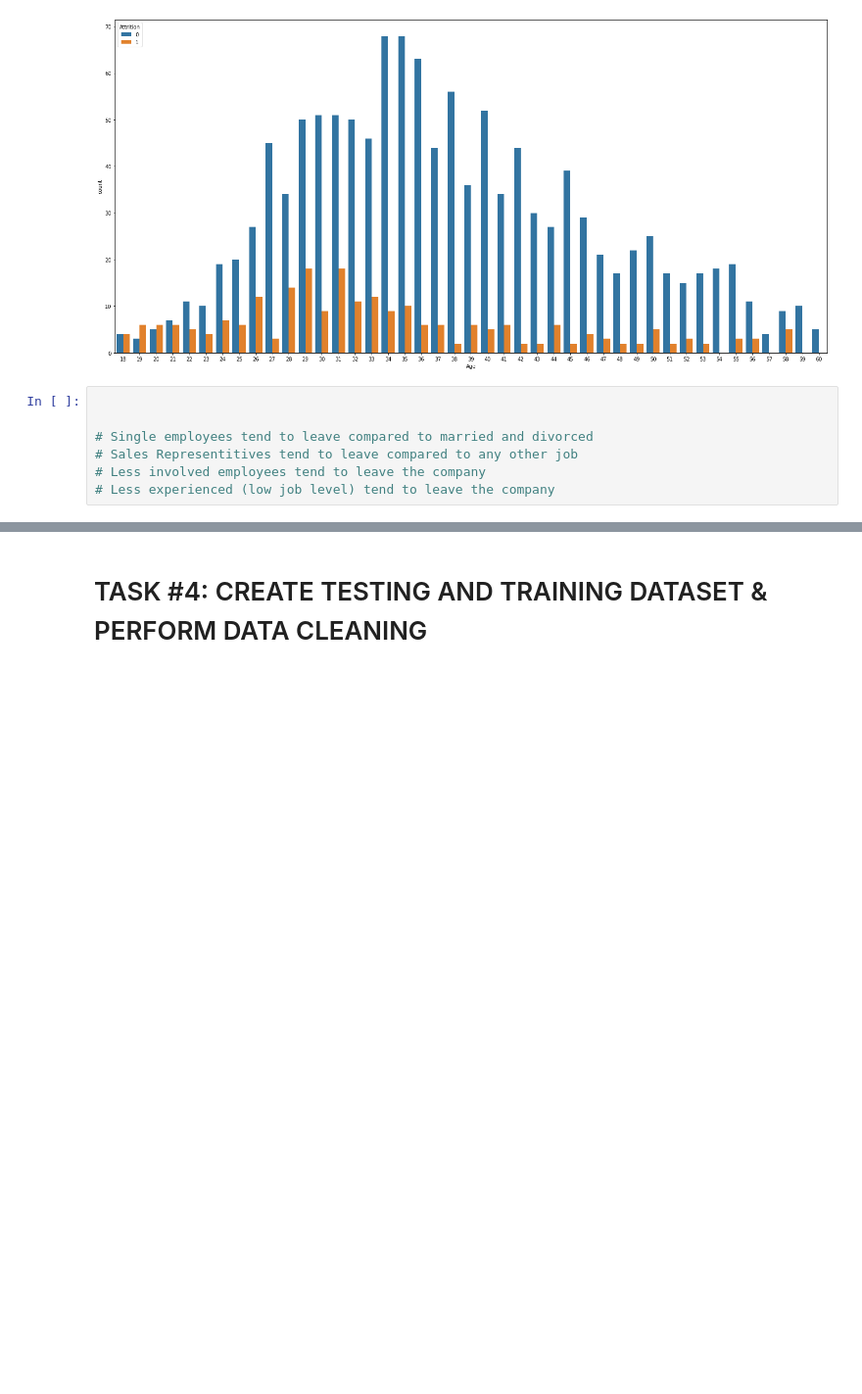
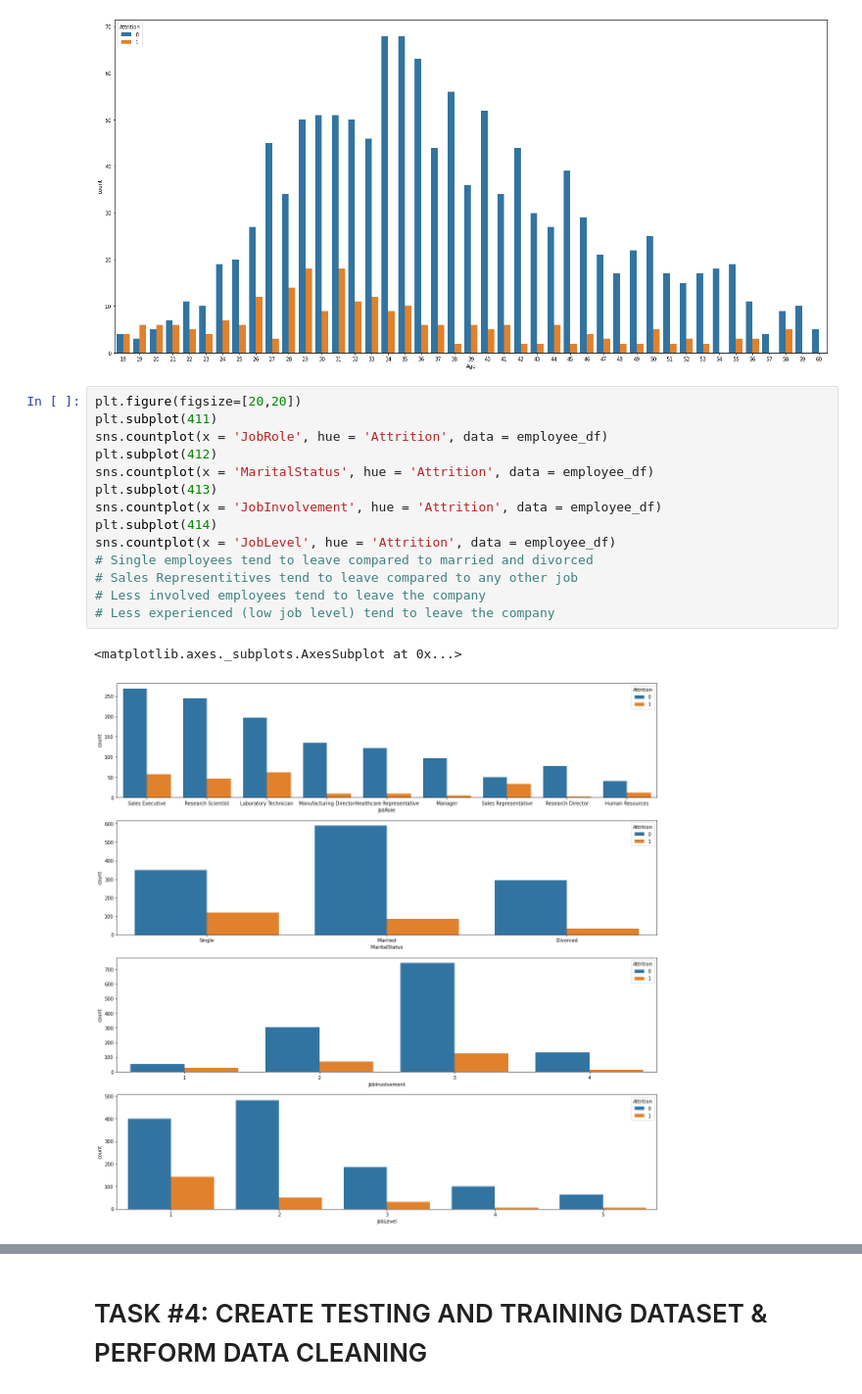
Before and after one commit to realize1103/DataScienceForBusiness, a Jupyter notebook: Human_Resources_Department_Skeleton.ipynb, the cells around one changed output, grey strips where cells are left out. Shown: that part at 98% size. Saved outputs shown, nothing was run; the diff lists cells and outputs as text; blank space fills up the shorter version.

```diff
--- a/Human_Resources_Department_Skeleton.ipynb
+++ b/Human_Resources_Department_Skeleton.ipynb
@@ -258,9 +258,19 @@ sns.countplot(x = 'Age', hue = 'Attrition', data = employee_df)
 <matplotlib.axes._subplots.AxesSubplot at 0x...>
 [figure]
 # %%
-
-
+plt.figure(figsize=[20,20])
+plt.subplot(411)
+sns.countplot(x = 'JobRole', hue = 'Attrition', data = employee_df)
+plt.subplot(412)
+sns.countplot(x = 'MaritalStatus', hue = 'Attrition', data = employee_df)
+plt.subplot(413)
+sns.countplot(x = 'JobInvolvement', hue = 'Attrition', data = employee_df)
+plt.subplot(414)
+sns.countplot(x = 'JobLevel', hue = 'Attrition', data = employee_df)
 # Single employees tend to leave compared to married and divorced
 # Sales Representitives tend to leave compared to any other job
 # Less involved employees tend to leave the company
 # Less experienced (low job level) tend to leave the company
+# %% [output]
+<matplotlib.axes._subplots.AxesSubplot at 0x...>
+[figure, added]
```
Also changed, not shown: parts of 6 cells of this notebook.
